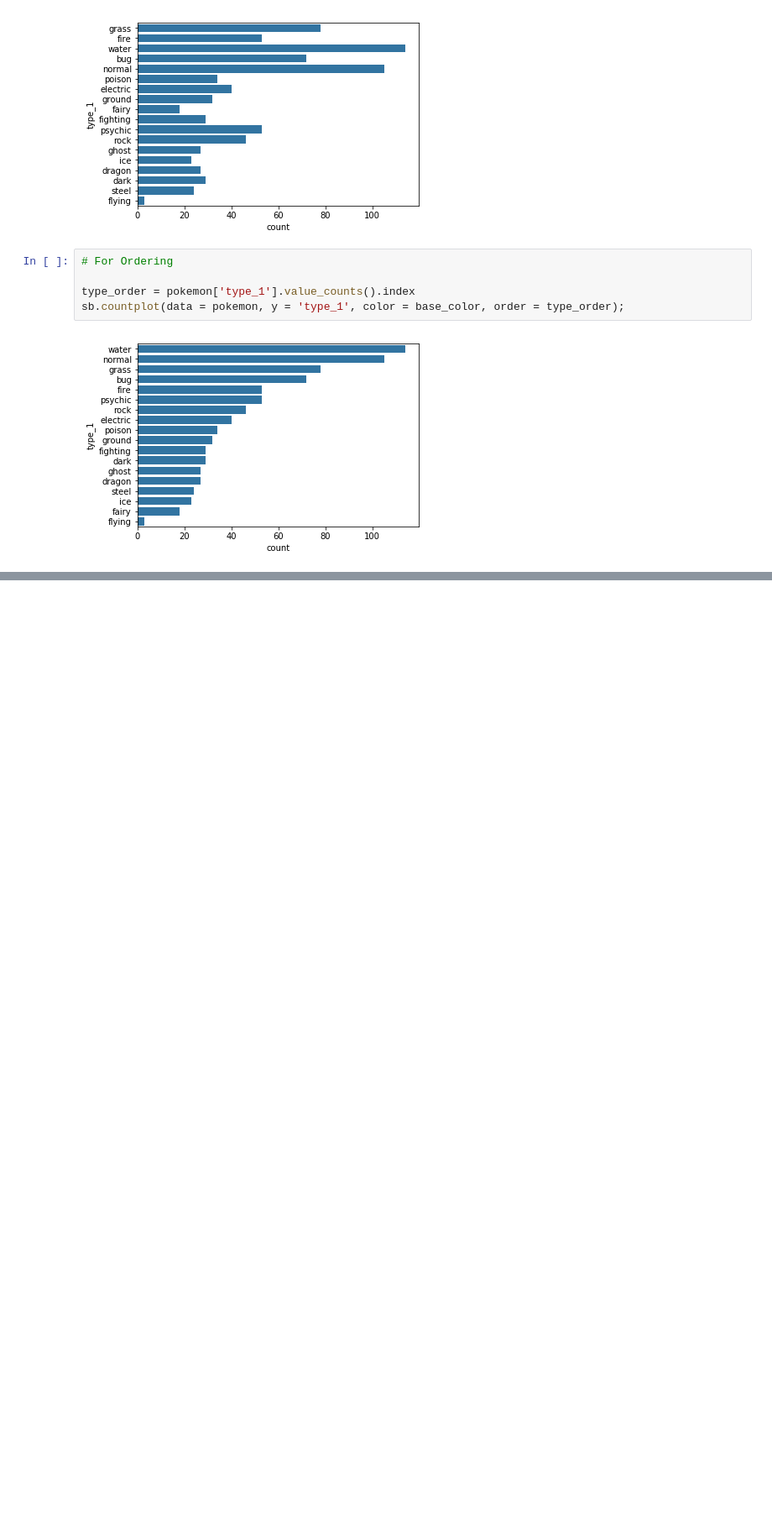
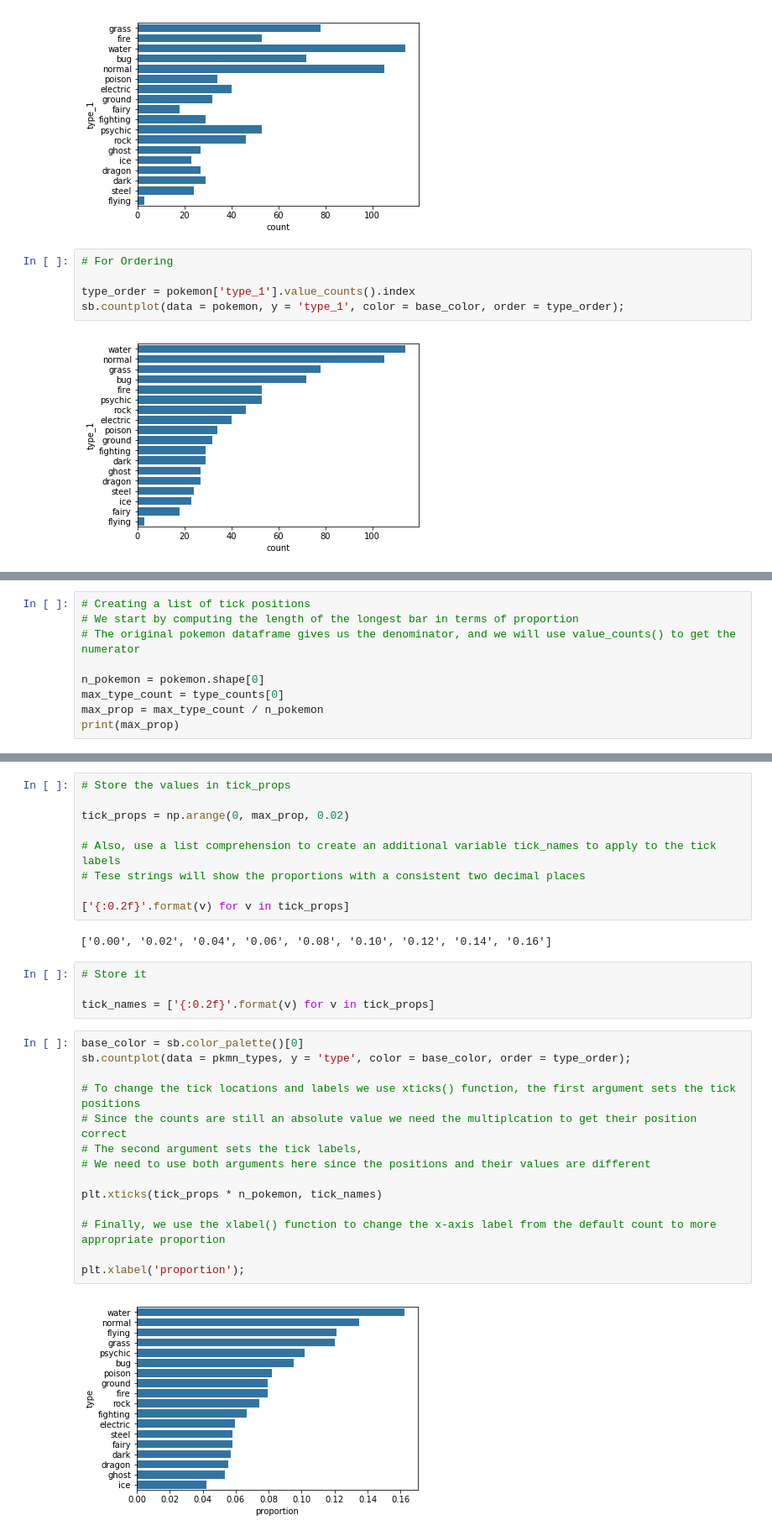
Before and after one commit to iRaied/Project_5_3_Pokemon, a Jupyter notebook: pokemon.ipynb, the cells around one changed output, grey strips where cells are left out. Shown at 84% size. Drawn from its saved outputs; the diff is of its cells as text; blank space fills up the shorter version.

```diff
--- a/pokemon.ipynb
+++ b/pokemon.ipynb
@@ -125,0 +156,9 @@ sb.countplot(data = pokemon, y = 'type_1', color = base_color, order = type_orde
+# %%
+# Creating a list of tick positions
+# We start by computing the length of the longest bar in terms of proportion
+# The original pokemon dataframe gives us the denominator, and we will use value_counts() to get the numerator
+
+n_pokemon = pokemon.shape[0]
+max_type_count = type_counts[0]
+max_prop = max_type_count / n_pokemon
+print(max_prop)
@@ -125,0 +173,31 @@ sb.countplot(data = pokemon, y = 'type_1', color = base_color, order = type_orde
+# %%
+# Store the values in tick_props
+
+tick_props = np.arange(0, max_prop, 0.02)
+
+# Also, use a list comprehension to create an additional variable tick_names to apply to the tick labels
+# Tese strings will show the proportions with a consistent two decimal places
+
+['{:0.2f}'.format(v) for v in tick_props]
+# %% [output]
+['0.00', '0.02', '0.04', '0.06', '0.08', '0.10', '0.12', '0.14', '0.16']
+# %%
+# Store it
+
+tick_names = ['{:0.2f}'.format(v) for v in tick_props]
+# %%
+base_color = sb.color_palette()[0]
+sb.countplot(data = pkmn_types, y = 'type', color = base_color, order = type_order);
+
+# To change the tick locations and labels we use xticks() function, the first argument sets the tick positions
+# Since the counts are still an absolute value we need the multiplcation to get their position correct
+# The second argument sets the tick labels,
+# We need to use both arguments here since the positions and their values are different
+
+plt.xticks(tick_props * n_pokemon, tick_names)
+
+# Finally, we use the xlabel() function to change the x-axis label from the default count to more appropriate proportion
+
+plt.xlabel('proportion');
+# %% [output]
+[figure, added]
```
Also changed, not shown: parts of 10 cells of this notebook.
